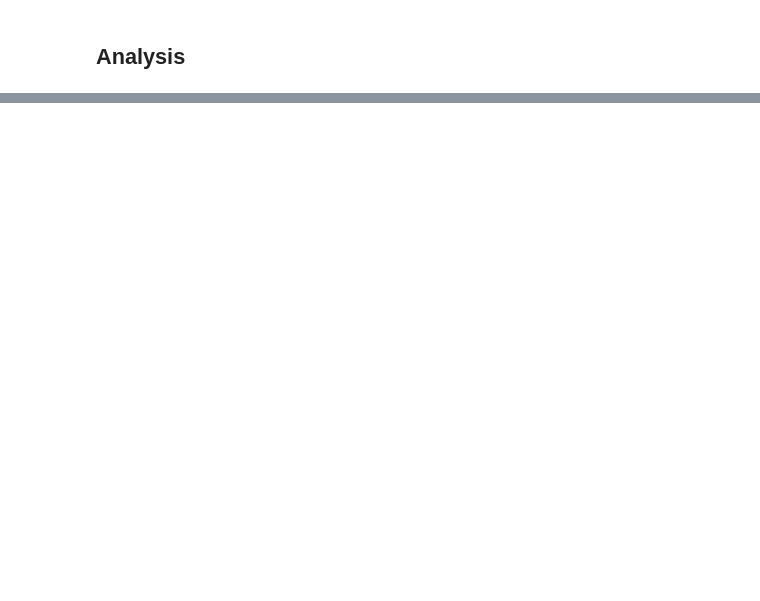
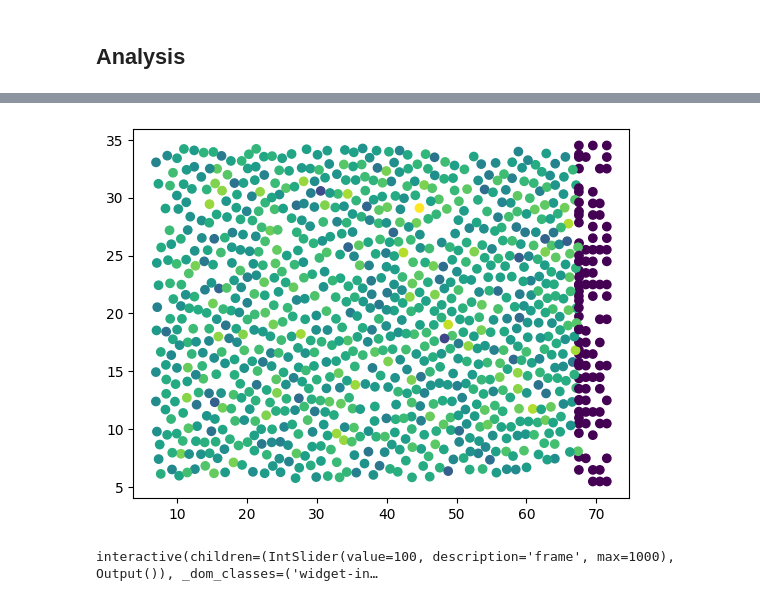
Before and after one commit to gasparyanartur/crowd-disasters-simulation, a Jupyter notebook: analysis.ipynb, the cells around one changed output, grey strips where cells are left out. Saved outputs shown, nothing was run; the diff lists cells and outputs as text; code cells hidden in the pictures; blank space fills up the shorter version.

```diff
--- a/analysis.ipynb
+++ b/analysis.ipynb
@@ -98,0 +141,18 @@ plt.plot(time_steps, np.mean(data[:, :, 6], axis=1));
+# %%
+from ipywidgets import interact, interactive
+
+fig = plt.figure()
+pos_info = data[100, :, :4]
+im = plt.scatter(pos_info[:, 0], pos_info[:, 1], c=np.linalg.norm(pos_info[:, 2:4], axis=1))
+
+
+
+@interact(frame=(0, 1000))
+def vel_density(frame=100):
+    pos_info = data[frame, :, :4]
+
+    im = plt.scatter(pos_info[:, 0], pos_info[:, 1], c=np.linalg.norm(pos_info[:, 2:4], axis=1))
+    plt.colorbar(im)
+# %% [output]
+[figure, added]
+interactive(children=(IntSlider(value=100, description='frame', max=1000), Output()), _dom_classes=('widget-in…
```
Also changed, not shown: parts of 9 cells of this notebook, 6 other files.
